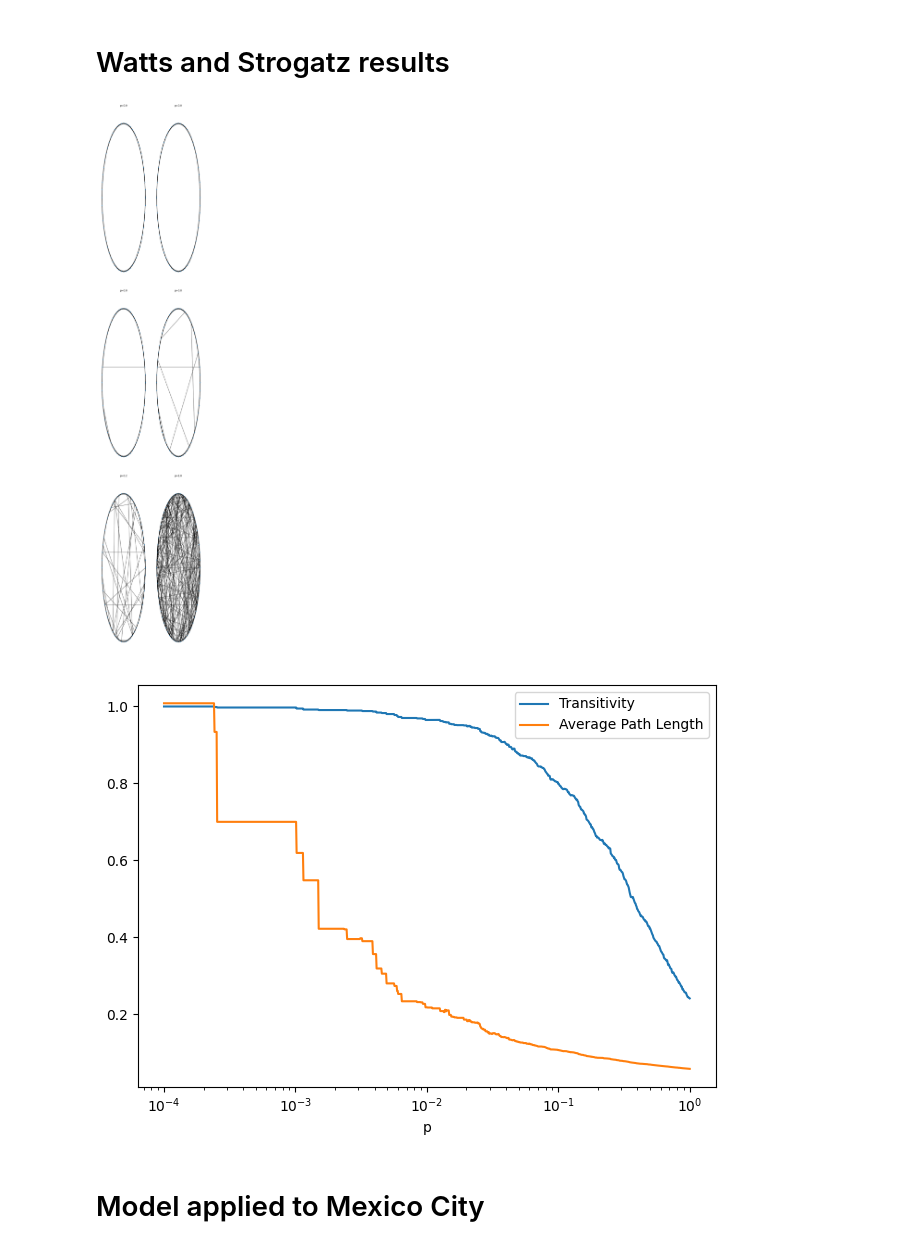
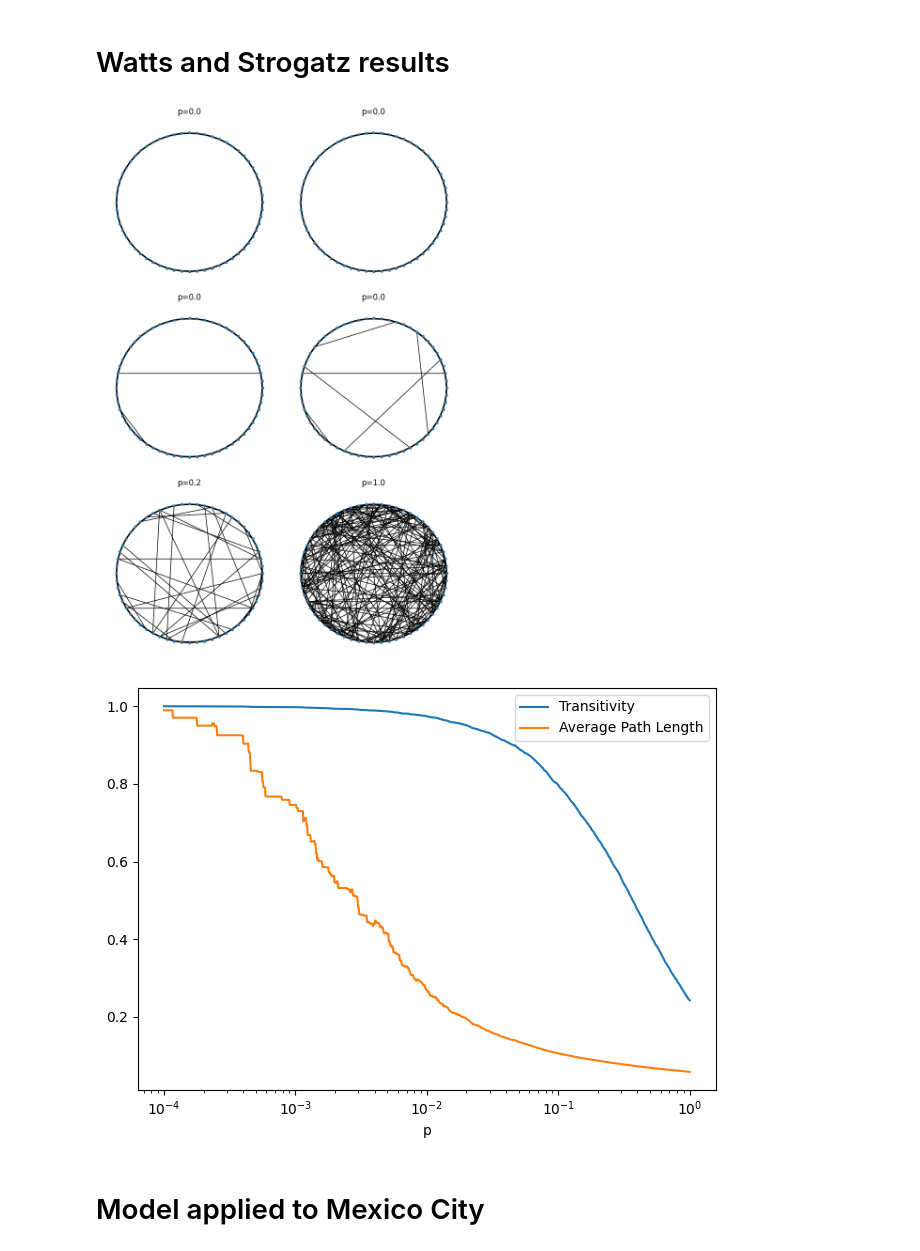
Before and after one commit to ChristianJFG/small_world_criminality, a Jupyter notebook: Networkx.ipynb, the cells around one changed output. Saved outputs shown, nothing was run; the diff lists cells and outputs as text; code cells hidden in the pictures.

```diff
--- a/Networkx.ipynb
+++ b/Networkx.ipynb
@@ -72,39 +84,46 @@ plt.show()
 # %%
 import numpy as np
 import matplotlib.pyplot as plt
 import networkx as nx
 
 # Set the number of subplots
 num_plots = 6
-fig, axes = plt.subplots(3, 2, figsize=(8, 40))
+fig, axes = plt.subplots(3, 2, figsize=(8, 12))
 axes = axes.flatten()
 
 # Loop through the values of p and plot each graph in a subplot
 for idx, p in enumerate(np.logspace(-4, 0, num_plots)):
     small_world = nx.newman_watts_strogatz_graph(n=60, k=6, p=p, seed=1)
     nx.draw_circular(small_world, node_size=10, ax=axes[idx])
     axes[idx].set_title(f'p={p:.1f}')
 
 
 
 # plt.subplots_adjust(hspace=0.2, wspace=0.8)
 plt.tight_layout()
 plt.show()
 # %% [output]
-[figure, old version]
+[figure, new version]
 # %%
 
 
 transitivity = []
 average_path_length = []
 p_values = np.logspace(-4, 0, 1000)
-
+small_world_graphs = []
 
 # Compute the transitivity and average length path for each graph
 for p in p_values:
-    small_world = nx.newman_watts_strogatz_graph(n=600, k=6, p=p, seed=0)
-    transitivity.append(nx.transitivity(small_world) / 0.6)
-    average_path_length.append(nx.average_shortest_path_length(small_world) / 50)
+    small_world_graphs = []
+    for seed in range(10):
+        small_world_graphs.append(nx.newman_watts_strogatz_graph(n=600, k=6, p=p, seed=seed))
+
+    transitivities = list(map(lambda x: nx.transitivity(x) / 0.6, small_world_graphs))
+    avg_lenghts = list(map(lambda x: nx.average_shortest_path_length(x) / 50, small_world_graphs))
+
+
+    transitivity.append(np.mean(transitivities))
+    average_path_length.append(np.mean(avg_lenghts))
 
 # Plot the results
 plt.plot(p_values, transitivity, label='Transitivity')
@@ -115,4 +134,4 @@ plt.legend()
 plt.tight_layout()
 plt.show()
 # %% [output]
-[figure, old version]
+[figure, new version]
```
Also changed, not shown: parts of 12 cells of this notebook.
